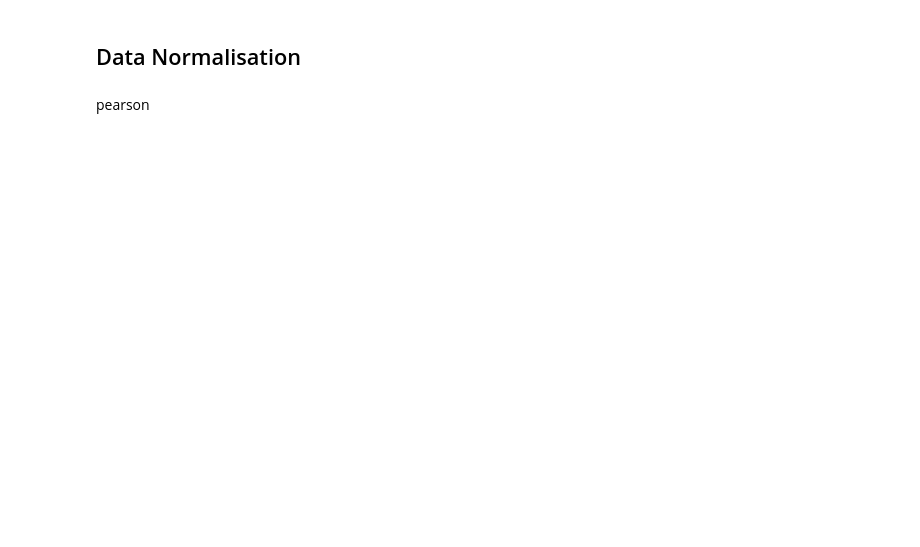
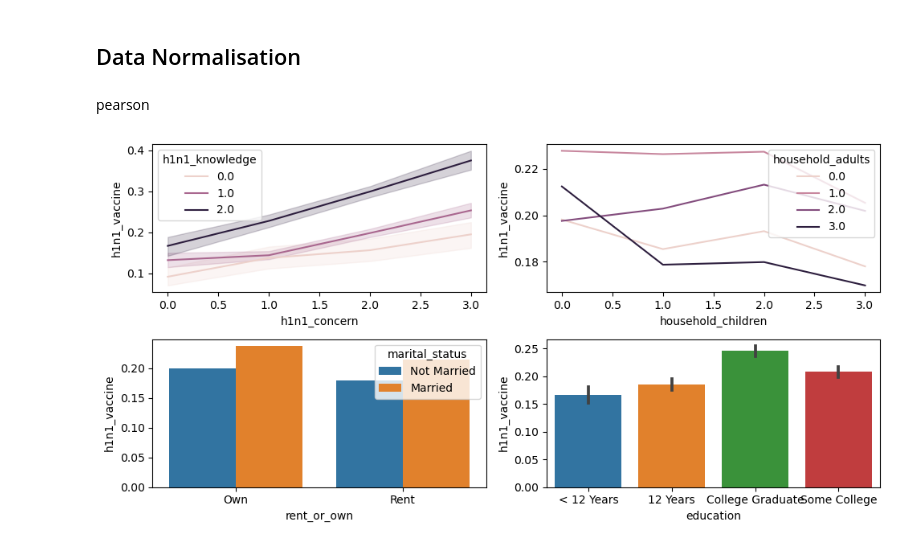
Before and after one commit to wangkai-yz/DMA, a Jupyter notebook: code/CourseWork2.ipynb, the cells around one changed output. Saved outputs shown, nothing was run; the diff lists cells and outputs as text; code cells hidden in the pictures; blank space fills up the shorter version.

```diff
--- a/code/CourseWork2.ipynb
+++ b/code/CourseWork2.ipynb
@@ -158,4 +184,18 @@ data = data.round()
 ## Data Normalisation
 # %% [markdown]
 pearson
+# %%
+fig,axs = plt.subplots(2,2,figsize=(10,5))
+# sns.histplot(data=df_feature,x='education',hue='h1n1_vaccine',ax=axs[0,0])
+# sns.histplot(data=df_feature,x='hhs_geo_region',hue='h1n1_vaccine',ax=axs[0,1])
+# sns.barplot(data=df_feature,x='hhs_geo_region',y='h1n1_vaccine',ax=axs[1,0])
+# sns.barplot(data=df_feature,x='marital_status',y='h1n1_vaccine',ax=axs[1,1])
+# sns.barplot(data=df_feature,x='education',y='h1n1_vaccine',ax=axs[2,0])
+sns.lineplot(data=df_feature,x='h1n1_concern',y='h1n1_vaccine',hue='h1n1_knowledge',ax=axs[0,0])
+sns.lineplot(data=df_feature,x='household_children',y='h1n1_vaccine',hue='household_adults',ax=axs[0,1],errorbar=None)
+sns.barplot(data=df_feature,x='rent_or_own',y='h1n1_vaccine',hue='marital_status',ax=axs[1,0],errorbar=None)
+sns.barplot(data=df_feature,x='education',y='h1n1_vaccine',ax=axs[1,1])
+plt.tight_layout()
+# %% [output]
+[figure, added]
 # %%
```
Also changed, not shown: parts of 6 cells of this notebook.
